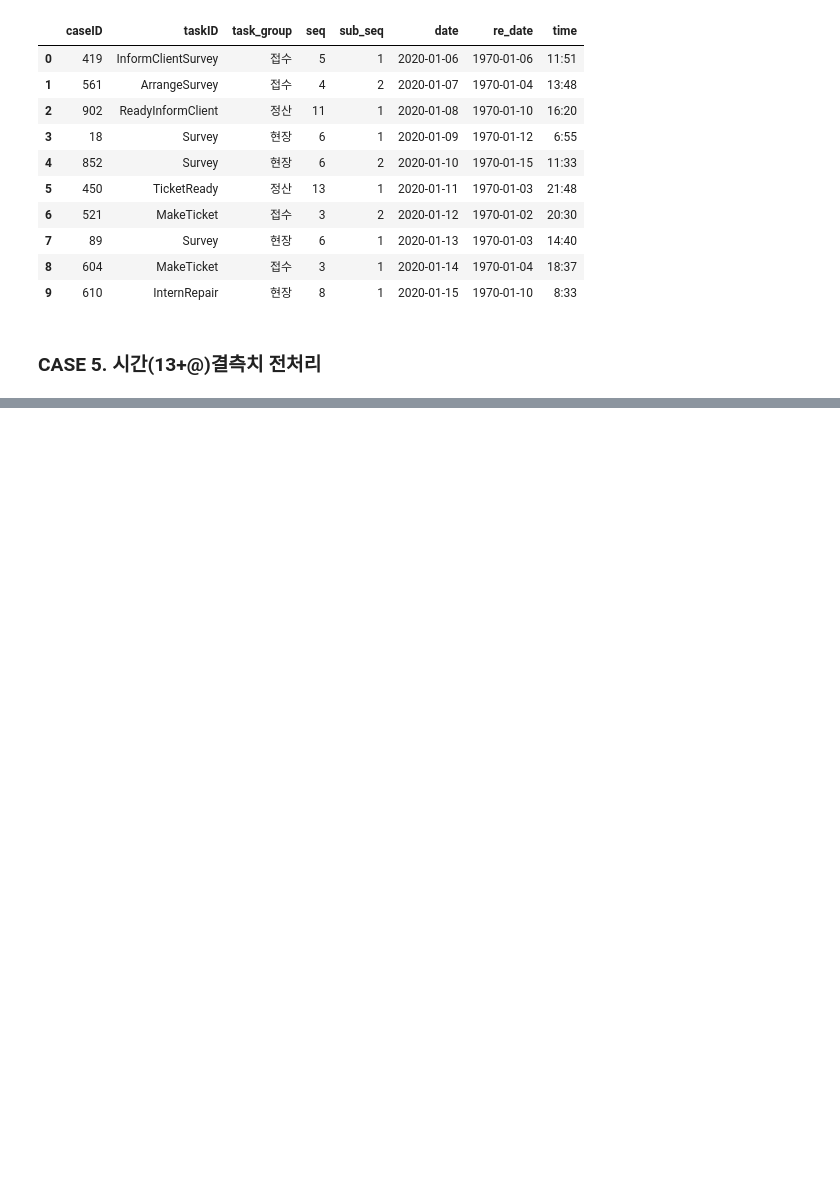
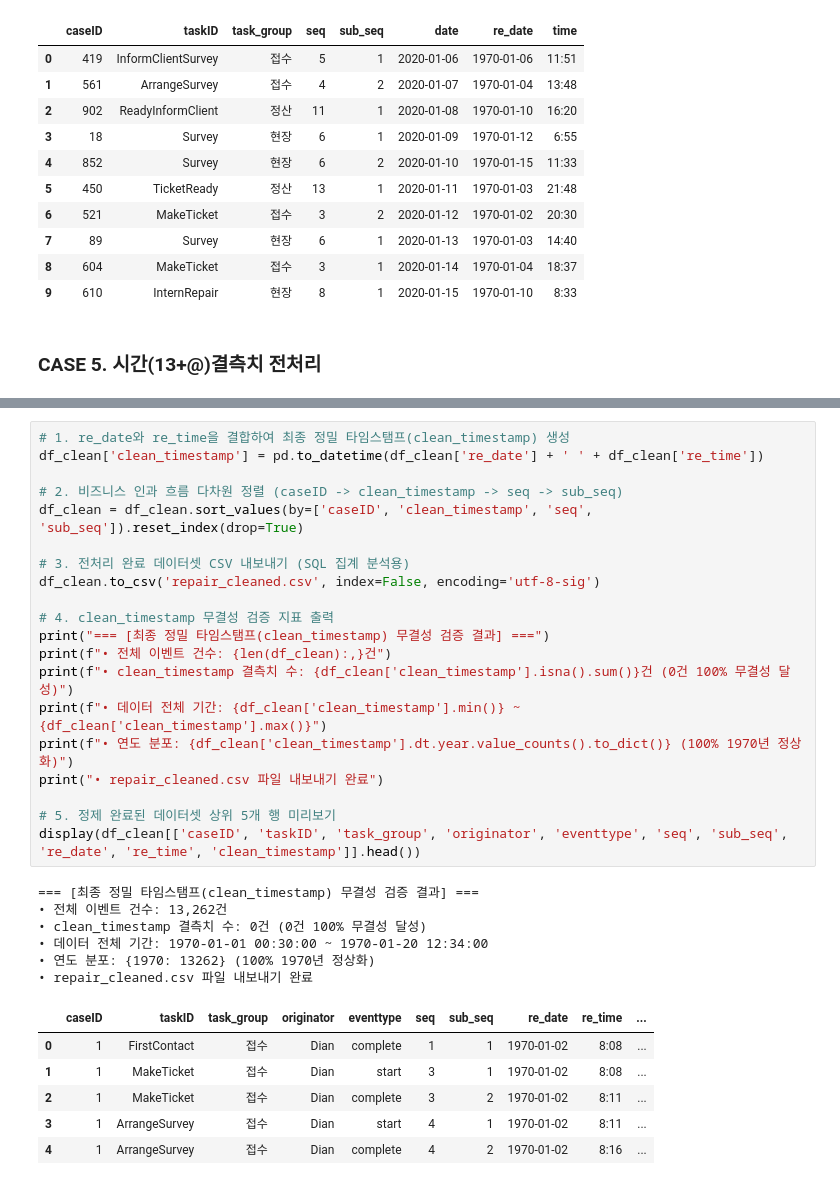
Before and after one commit to nus1245/puzzle_data, a Jupyter notebook: analysis.ipynb, the cells around one changed output, grey strips where cells are left out. Saved outputs shown, nothing was run; the diff lists cells and outputs as text; blank space fills up the shorter version.

```diff
--- a/analysis.ipynb
+++ b/analysis.ipynb
@@ -1643,0 +2557,33 @@ display(df.loc[survey_target_indices, ['caseID', 'taskID', 'eventtype', 'date',
+# %%
+# 1. re_date와 re_time을 결합하여 최종 정밀 타임스탬프(clean_timestamp) 생성
+df_clean['clean_timestamp'] = pd.to_datetime(df_clean['re_date'] + ' ' + df_clean['re_time'])
+
+# 2. 비즈니스 인과 흐름 다차원 정렬 (caseID -> clean_timestamp -> seq -> sub_seq)
+df_clean = df_clean.sort_values(by=['caseID', 'clean_timestamp', 'seq', 'sub_seq']).reset_index(drop=True)
+
+# 3. 전처리 완료 데이터셋 CSV 내보내기 (SQL 집계 분석용)
+df_clean.to_csv('repair_cleaned.csv', index=False, encoding='utf-8-sig')
+
+# 4. clean_timestamp 무결성 검증 지표 출력
+print("=== [최종 정밀 타임스탬프(clean_timestamp) 무결성 검증 결과] ===")
+print(f"• 전체 이벤트 건수: {len(df_clean):,}건")
+print(f"• clean_timestamp 결측치 수: {df_clean['clean_timestamp'].isna().sum()}건 (0건 100% 무결성 달성)")
+print(f"• 데이터 전체 기간: {df_clean['clean_timestamp'].min()} ~ {df_clean['clean_timestamp'].max()}")
+print(f"• 연도 분포: {df_clean['clean_timestamp'].dt.year.value_counts().to_dict()} (100% 1970년 정상화)")
+print("• repair_cleaned.csv 파일 내보내기 완료")
+
+# 5. 정제 완료된 데이터셋 상위 5개 행 미리보기
+display(df_clean[['caseID', 'taskID', 'task_group', 'originator', 'eventtype', 'seq', 'sub_seq', 're_date', 're_time', 'clean_timestamp']].head())
+# %% [output]
+=== [최종 정밀 타임스탬프(clean_timestamp) 무결성 검증 결과] ===
+• 전체 이벤트 건수: 13,262건
+• clean_timestamp 결측치 수: 0건 (0건 100% 무결성 달성)
+• 데이터 전체 기간: 1970-01-01 00:30:00 ~ 1970-01-20 12:34:00
+• 연도 분포: {1970: 13262} (100% 1970년 정상화)
+• repair_cleaned.csv 파일 내보내기 완료
+|  | caseID | taskID | task_group | originator | eventtype | seq | sub_seq | re_date | re_time | ... |
+| 0 | 1 | FirstContact | 접수 | Dian | complete | 1 | 1 | 1970-01-02 | 8:08 | ... |
+| 1 | 1 | MakeTicket | 접수 | Dian | start | 3 | 1 | 1970-01-02 | 8:08 | ... |
+| 2 | 1 | MakeTicket | 접수 | Dian | complete | 3 | 2 | 1970-01-02 | 8:11 | ... |
+| 3 | 1 | ArrangeSurvey | 접수 | Dian | start | 4 | 1 | 1970-01-02 | 8:11 | ... |
+| 4 | 1 | ArrangeSurvey | 접수 | Dian | complete | 4 | 2 | 1970-01-02 | 8:16 | ... |
```
Also changed, not shown: parts of 58 cells of this notebook, 8 other files.
